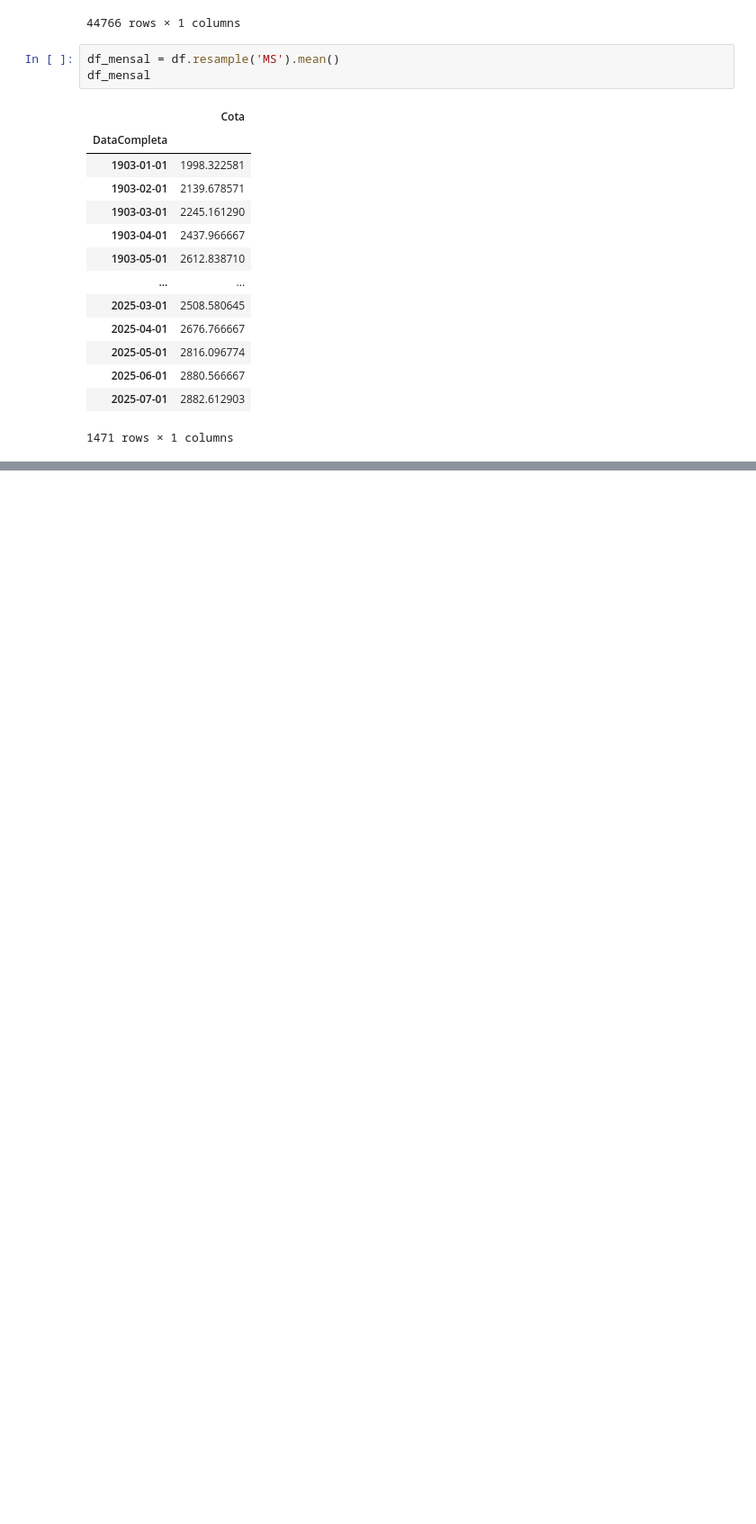
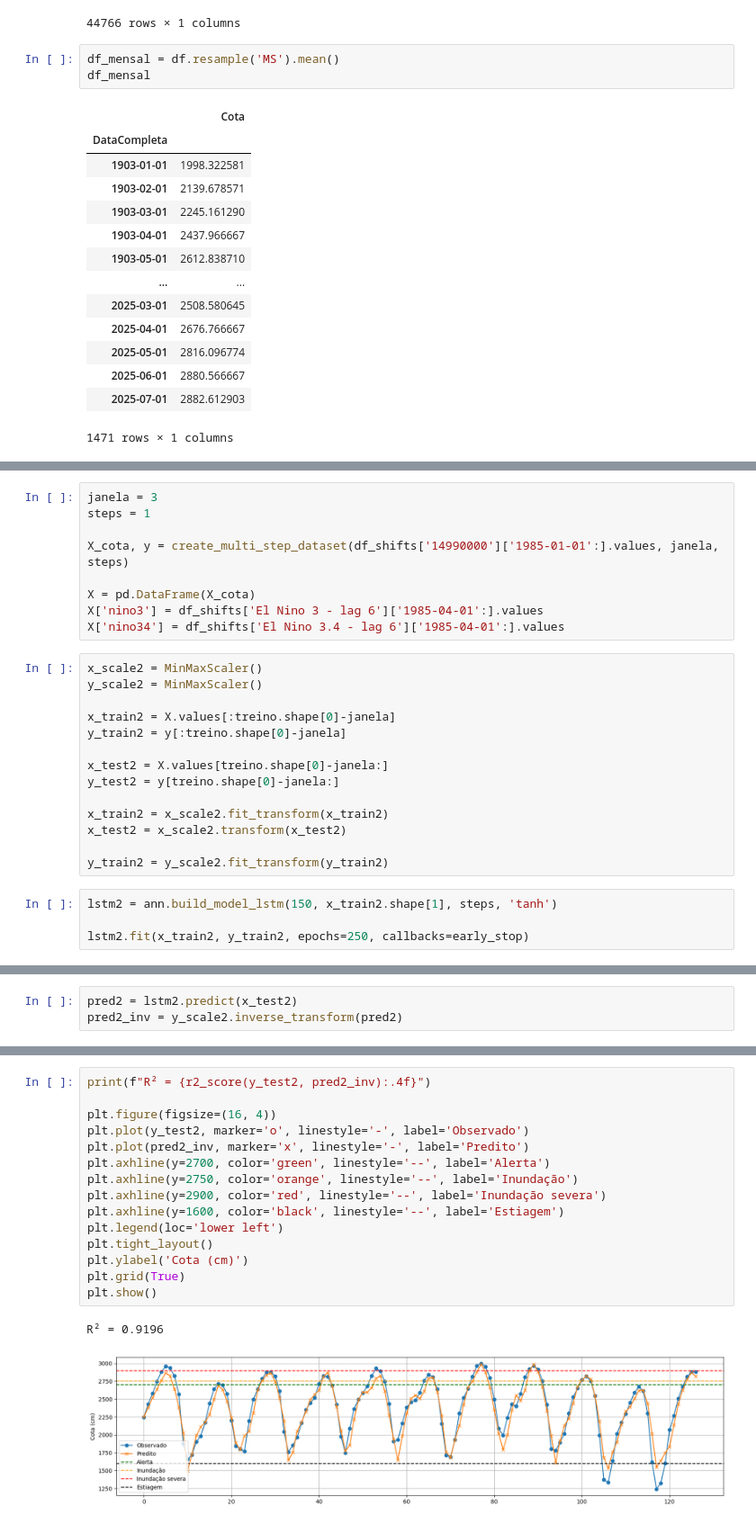
Before and after one commit to DioGS17/ML-HidroPrev, a Jupyter notebook: cota_mensal.ipynb, the cells around one changed output, grey strips where cells are left out. Shown at 90% size. Drawn from its saved outputs; the diff is of its cells as text; blank space fills up the shorter version.

```diff
--- a/cota_mensal.ipynb
+++ b/cota_mensal.ipynb
@@ -61,0 +345,27 @@ df_mensal
+# %%
+janela = 3
+steps = 1
+
+X_cota, y = create_multi_step_dataset(df_shifts['14990000']['1985-01-01':].values, janela, steps)
+
+X = pd.DataFrame(X_cota)
+X['nino3'] = df_shifts['El Nino 3 - lag 6']['1985-04-01':].values
+X['nino34'] = df_shifts['El Nino 3.4 - lag 6']['1985-04-01':].values
+# %%
+x_scale2 = MinMaxScaler()
+y_scale2 = MinMaxScaler()
+
+x_train2 = X.values[:treino.shape[0]-janela]
+y_train2 = y[:treino.shape[0]-janela]
+
+x_test2 = X.values[treino.shape[0]-janela:]
+y_test2 = y[treino.shape[0]-janela:]
+
+x_train2 = x_scale2.fit_transform(x_train2)
+x_test2 = x_scale2.transform(x_test2)
+
+y_train2 = y_scale2.fit_transform(y_train2)
+# %%
+lstm2 = ann.build_model_lstm(150, x_train2.shape[1], steps, 'tanh')
+
+lstm2.fit(x_train2, y_train2, epochs=250, callbacks=early_stop)
@@ -61,0 +391,3 @@ df_mensal
+# %%
+pred2 = lstm2.predict(x_test2)
+pred2_inv = y_scale2.inverse_transform(pred2)
@@ -61,0 +396,18 @@ df_mensal
+# %%
+print(f"R² = {r2_score(y_test2, pred2_inv):.4f}")
+
+plt.figure(figsize=(16, 4))
+plt.plot(y_test2, marker='o', linestyle='-', label='Observado')
+plt.plot(pred2_inv, marker='x', linestyle='-', label='Predito')
+plt.axhline(y=2700, color='green', linestyle='--', label='Alerta')
+plt.axhline(y=2750, color='orange', linestyle='--', label='Inundação')
+plt.axhline(y=2900, color='red', linestyle='--', label='Inundação severa')
+plt.axhline(y=1600, color='black', linestyle='--', label='Estiagem')
+plt.legend(loc='lower left')
+plt.tight_layout()
+plt.ylabel('Cota (cm)')
+plt.grid(True)
+plt.show()
+# %% [output]
+R² = 0.9196
+[figure, added]
```
Also changed, not shown: parts of 26 cells of this notebook.
